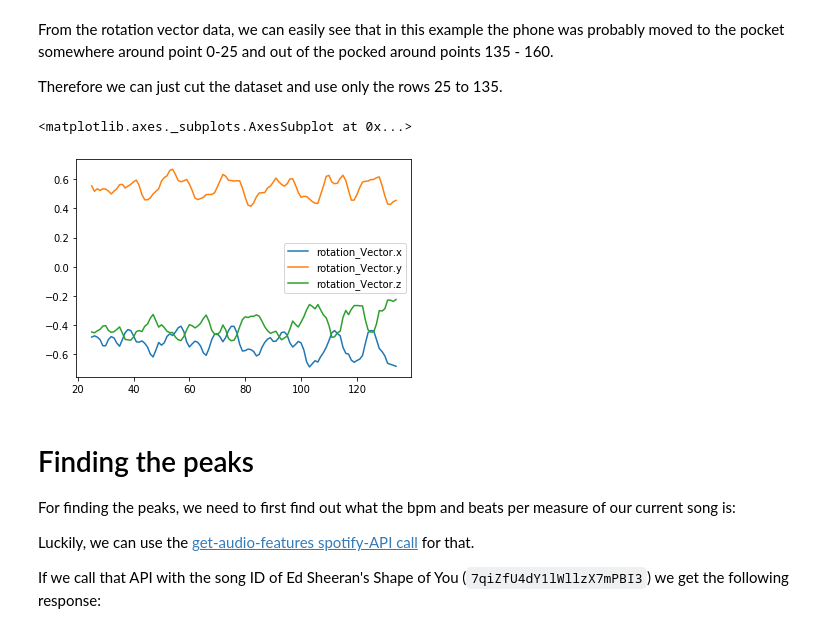
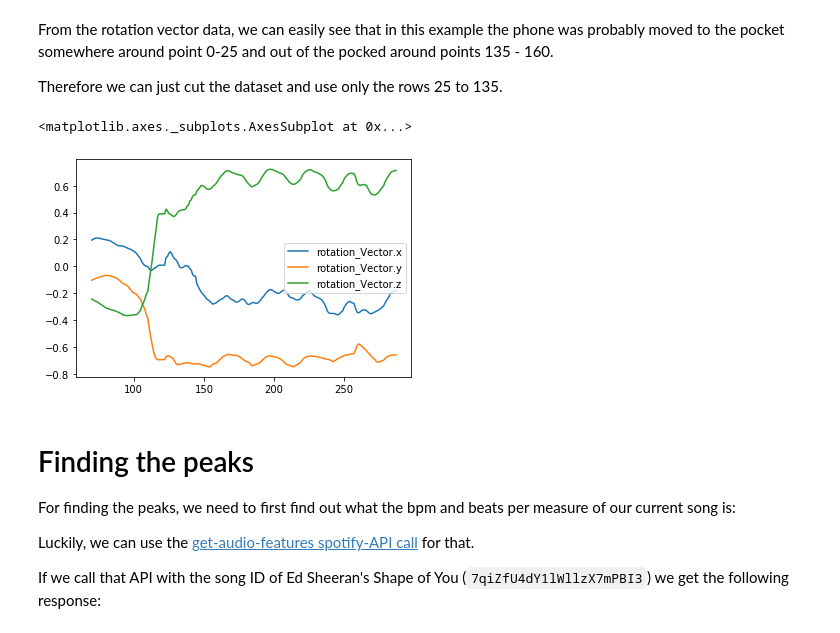
Before and after one commit to tuesd4y/music-enjoyment, a Jupyter notebook: analysis/notebooks/analysis.ipynb, the cells around one changed output. Drawn from its saved outputs; the diff is of its cells as text; code cells hidden in the pictures.

```diff
--- a/analysis/notebooks/analysis.ipynb
+++ b/analysis/notebooks/analysis.ipynb
@@ -6,9 +6,12 @@ from scipy import signal
 
 # this could possibly also be read from metadata (comment in the first lines of the csv)
 # sampling rate in milliseconds
-sampling_rate = 100
+sampling_rate = 20
 
-dance = pd.read_csv("../data/HIMU-2020-05-19_08-06-24.csv", skiprows=3)
+dance = pd.read_csv("../data/HIMU-2020-05-21_15-07-17.csv", skiprows=3)
 dance['time'] = dance.reset_index().index * sampling_rate
 dance.describe()
+
+duration = dance['timestamp'].max() - dance['timestamp'].min()
+duration
 # %% [output]
@@ -53,14 +49,14 @@ Therefore we can just cut the dataset and use only the rows 25 to 135.
 # %%
 # the start and end variables can later be algorithmically approximated.
 # For now, estimating them as constants based on the graph above works just fine.
 # TODO: maybe this can also be approximated using the Ambient light sensor in the smartphone?
-start=25
-end=135
+start=int(3500/50)
+end=int(14400/50)
 dance = dance.iloc[start:end]
 dance[['rotation_Vector.x', 'rotation_Vector.y', 'rotation_Vector.z']].plot()
 # %% [output]
 <matplotlib.axes._subplots.AxesSubplot at 0x...>
-[figure, old version]
+[figure, new version]
 # %% [markdown]
 # Finding the peaks
 For finding the peaks, we need to first find out what the bpm and beats per measure of our current song is:
```
Also changed, not shown: parts of 6 cells of this notebook, 1 other file.
